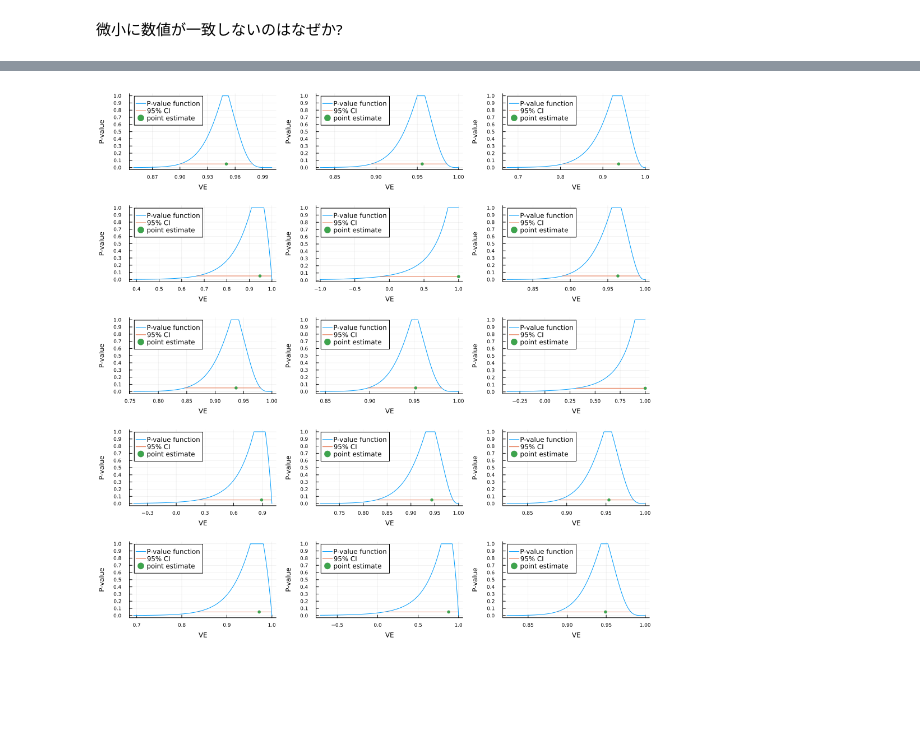
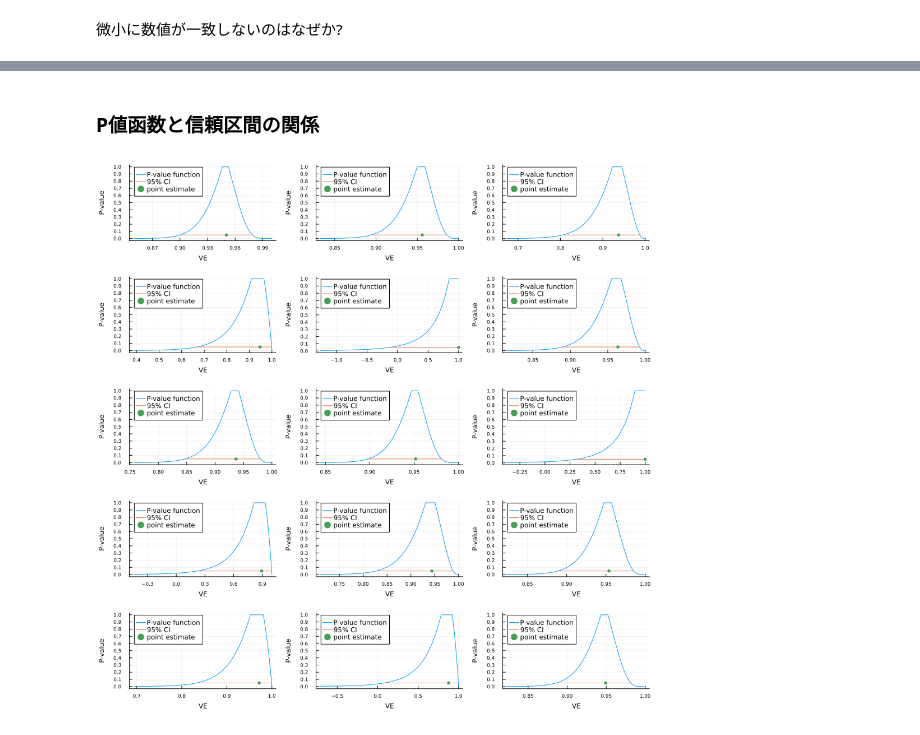
Before and after one commit to genkuroki/public, a Jupyter notebook: 0038/Clopper-Pearson confidence interval of vaccine efficacy adjusted for surveillance time.ipynb, the cells around one changed output, grey strips where cells are left out. Cells and saved outputs as stored; diff of their text form; code cells hidden in the pictures; blank space fills up the shorter version.

```diff
--- a/0038/Clopper-Pearson confidence interval of vaccine efficacy adjusted for surveillance time.ipynb
+++ b/0038/Clopper-Pearson confidence interval of vaccine efficacy adjusted for surveillance time.ipynb
@@ -331,7 +365,9 @@ title!("c1=$c1, c0=$c0, γ=$γ, δ=$δ")
 # %%
-c1, c0 = 2, 100
+# Beta(c1, c0+1) と Beta(c1+1, c0) と Beta(c1+1/3, c0+1/3) の比較
+
+c1, c0 = 10, 100
 γ, δ = 1//3, 1//3
-xlim = (0.0, 0.1)
+xlim = (0.0, 0.25)
 plot(Beta(c1, c0+1), xlim...; label="Beta(c1, c0+1)", ls=:dash, c=1)
 plot!(Beta(c1+1, c0), xlim...; label="Beta(c1+1, c0)", ls=:dashdot, c=1)
 plot!(Beta(c1+γ, c0+δ), xlim...; label="Beta(c1+γ, c0+δ)", ls=:solid, c=2)
@@ -340,0 +387,8 @@ title!("c1=$c1, c0=$c0, γ=$γ, δ=$δ")
+# %%
+# Beta(a+1/3, b+1/3)の中央値が a/(a+b) で近似されることの数値的確認
+
+n = 40
+plot(p -> median(Beta(n*p+1/3, n*(1-p)+1/3)) - p; label="")
+hline!([0]; label="", ls=:dot)
+plot!(xtick=0:0.1:1, xguide="p")
+title!("median(Beta(np+1/3, n(1-p)+1/3)) - p for n=$n")
@@ -341,7 +419,4 @@ title!("c1=$c1, c0=$c0, γ=$γ, δ=$δ")
 # %%
-using Distributions
-using Printf
-
 function efficacyhat(c1, T1, c0, T0)
     1 - (c1/T1)/(c0/T0)
 end
@@ -376,7 +451,8 @@ for i in axes(data, 1)
     c1, T1, n1, c0, T0, n0, vehat, ci_L, ci_U = data[i, :]
     VEhat = efficacyhat(c1, T1, c0, T0)
     CI_L, CI_U = confint_efficacy_clopper_pearson(c1, T1, c0, T0)
-    @printf("%5d  %5.3f (%5d)  %5d  %5.3f (%5d)  %5.1f (%5.1f -- %5.1f)  %5.1f (%5.1f -- %5.1f)  %5.1f (%5.1f -- %5.1f)\n",
+    @printf("%2d  %5.3f (%5d)  %4d  %5.3f (%5d)  \
+        %5.1f (%5.1f -- %5.1f)  %5.1f (%5.1f -- %5.1f)  %5.1f (%5.1f -- %5.1f)\n",
         c1, T1, n1, c0, T0, n0, vehat, ci_L, ci_U, 100VEhat, 100CI_L, 100CI_U,
         100VEhat-vehat, 100CI_L-ci_L, 100CI_U-ci_U)
 end
@@ -402,41 +478,39 @@ end
 Table 3 of https://www.nejm.org/doi/10.1056/NEJMoa2034577
 
 ![2022-10-14.png](attachment:d4d97b8c-0fef-43a1-96ab-c26a24bc0ee2.png)
+# %% [markdown]
+### P値函数と信頼区間の関係
 # %%
 # P値函数と信頼区間の関係:
 # 95%信頼区間はP値函数のグラフを高さ5%で切断して得られる線分になる.
-
-using StatsPlots
-default(fmt=:png, size=(500, 300),
-    titlefontsize=10, tickfontsize=6, legendfontsize=8, guidefontsize=8)
 
 function pvalue_efficacy_clopper_pearson(c1, T1, c0, T0; VE=1)
     r = T1/T0
     IRR = 1 - VE
     p = r*IRR/(r*IRR + 1)
     0 ≤ p ≤ 1 || return 0.0
     bin = Binomial(c1+c0, p)
     min(1, 2cdf(bin, c1), 2ccdf(bin, c1-1))
 end
 
 PP = []
 for i in axes(data, 1)
     c1, T1, n1, c0, T0, n0, ve, ci_L, ci_U = data[i, :]
     VEhat = efficacyhat(c1, T1, c0, T0)
     CI_L, CI_U = confint_efficacy_clopper_pearson(c1, T1, c0, T0)
 
-    xlim = (max(-1, VEhat - 2(VEhat - CI_L)), min(1, VEhat + 2(CI_U - VEhat)))
+    xlim = (VEhat - 2(VEhat - CI_L), min(1, VEhat + 2(CI_U - VEhat)))
     P = plot(VE -> pvalue_efficacy_clopper_pearson(c1, T1, c0, T0; VE), xlim...;
         label="P-value function")
     plot!([CI_L, CI_U], fill(0.05, 2); label="95% CI")
     scatter!([VEhat], [0.05]; label="point estimate", ms=3, msw=0)
     plot!(xguide="VE", yguide="P-value")
     plot!(ytick=0:0.1:1)
     plot!(legend=:topleft)
     push!(PP, P)
 end
 
 plot(PP...; size=(1000, 1000), layout=(5, 3))
 plot!(leftmargin=2Plots.mm)
 # %% [output]
-[figure, old version]
+[figure, new version]
```
Also changed, not shown: parts of 29 cells of this notebook, 1 other file.
